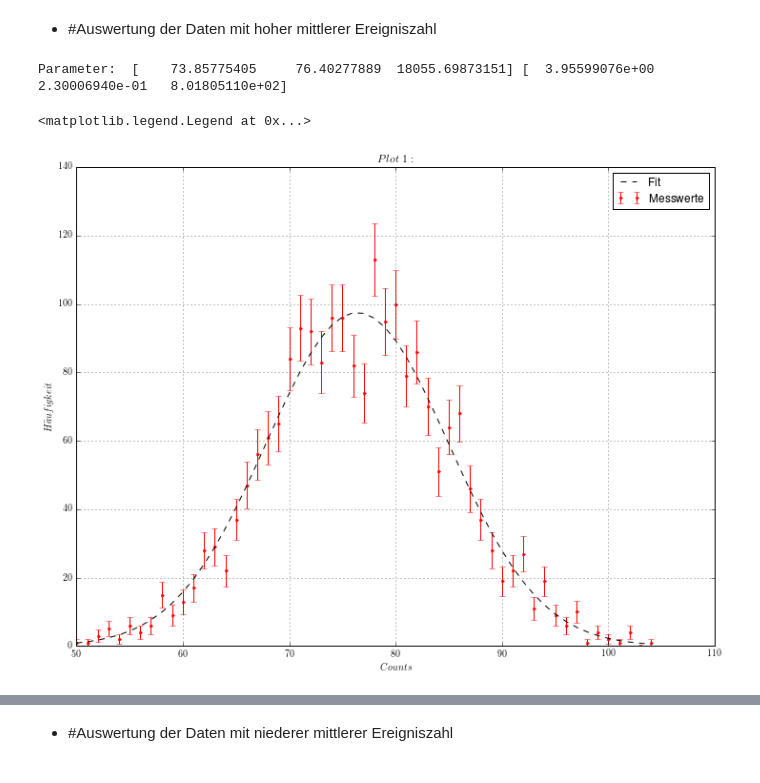
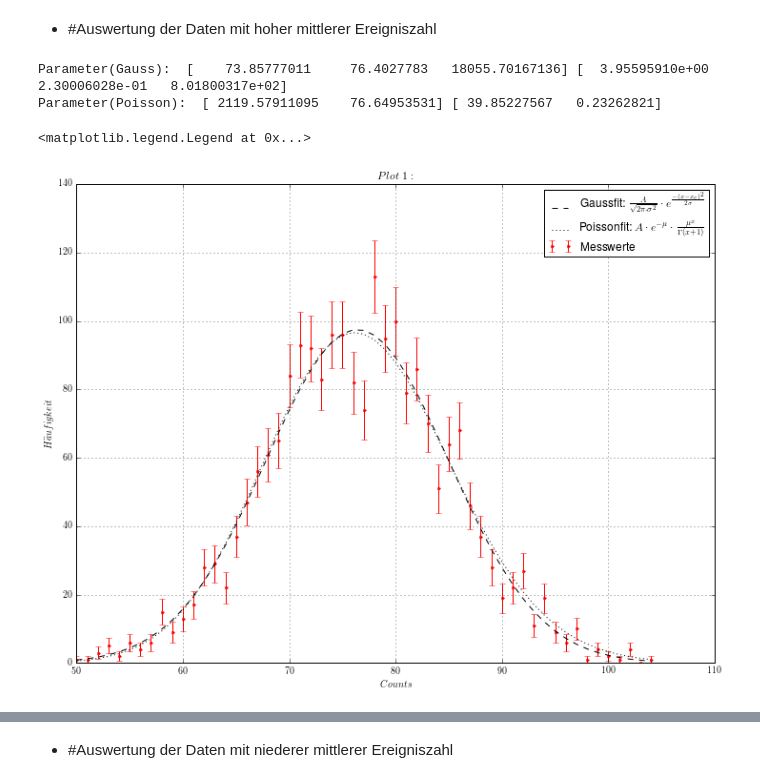
Before and after one commit to krauthex/AP2.2, a Jupyter notebook: v251/v251.ipynb, the cells around one changed output, grey strips where cells are left out. Drawn from its saved outputs; the diff is of its cells as text; code cells hidden in the pictures.

Commit message:
added the poisson fit for both plots

```diff
--- a/v251/v251.ipynb
+++ b/v251/v251.ipynb
@@ -65,30 +66,42 @@ N60[1]-N60[0]   N180[1]-N180[0]
 # %%
 ## loading data
 counts, haeufigkeit = main.load_data('.data/Krabl(4) 14.12.15.dat')
 haeuf_err = np.sqrt(haeufigkeit)
 
-## defining the fit function
+## defining the gauss fit function
 def gauss(x, sig, x_c, A):
     return A/np.sqrt(sig**2 * 2*np.pi) * np.exp(-(x-x_c)**2/(2*sig))
+
+## defining the poisson fit function
+def poisson(x, A, mu):
+    #x, A = x_A
+    return A*np.exp(-mu) * mu**x/scipy.special.gamma(x+1)
 
 popt_gauss, pcov_gauss = curve_fit(gauss, counts, haeufigkeit, p0=[np.sqrt(counts[np.argmax(haeufigkeit)]),
                                                                    counts[np.argmax(haeufigkeit)],
                                                                    np.sum(haeufigkeit*counts)])
-print('Parameter: ', popt_gauss, np.sqrt(np.diag(pcov_gauss)))
+
+popt_poisson, pcov_poisson = curve_fit(poisson, counts, haeufigkeit, p0=[np.sum(haeufigkeit*counts),
+                                                                         counts[np.argmax(haeufigkeit)]])
+
+print('Parameter(Gauss): ', popt_gauss, np.sqrt(np.diag(pcov_gauss)))
+print('Parameter(Poisson): ', popt_poisson, np.sqrt(np.diag(pcov_poisson)))
 
 ## plotting section
 fig = plt.figure(figsize=(12,9))
 ax = fig.add_subplot(111)
 ax.errorbar(counts, haeufigkeit, yerr=haeuf_err, fmt='r.', label='Messwerte')
-ax.plot(counts, gauss(counts, *popt_gauss), 'k--', label='Fit')
+ax.plot(counts, gauss(counts, *popt_gauss), 'k--', label='Gaussfit:\ $\\frac{A}{\sqrt{2\pi\cdot\sigma^2}}\cdot e^{\\frac{-(x-x_c)^2}{2 \sigma}}$')
+ax.plot(counts, poisson(counts, *popt_poisson), 'k:', label='Poissonfit:\ $A\cdot e^{-\mu} \cdot \\frac{\mu^x}{\Gamma(x+1)}$')
 ax.set_xlabel('$Counts$')
 ax.set_ylabel('$H\\"{a}ufigkeit$')
 ax.set_title('$Plot\ 1:\ ')
 ax.grid(axis='both')
 ax.legend()
 # %% [output]
-Parameter:  [    73.85775405     76.40277889  18055.69873151] [  3.95599076e+00   2.30006940e-01   8.01805110e+02]
+Parameter(Gauss):  [    73.85777011     76.4027783   18055.70167136] [  3.95595910e+00   2.30006028e-01   8.01800317e+02]
+Parameter(Poisson):  [ 2119.57911095    76.64953531] [ 39.85227567   0.23262821]
 <matplotlib.legend.Legend at 0x...>
-[figure, old version]
+[figure, new version]
 # %%
 counts[np.argmax(haeufigkeit)]
```
Also changed, not shown: parts of 3 cells of this notebook.
